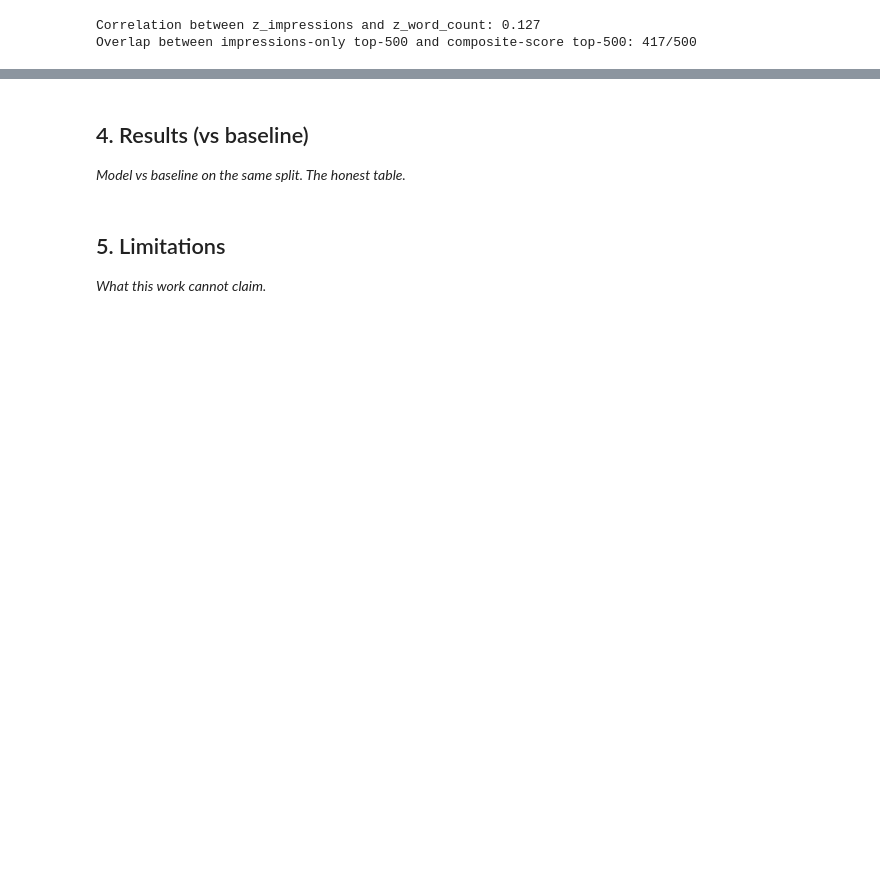
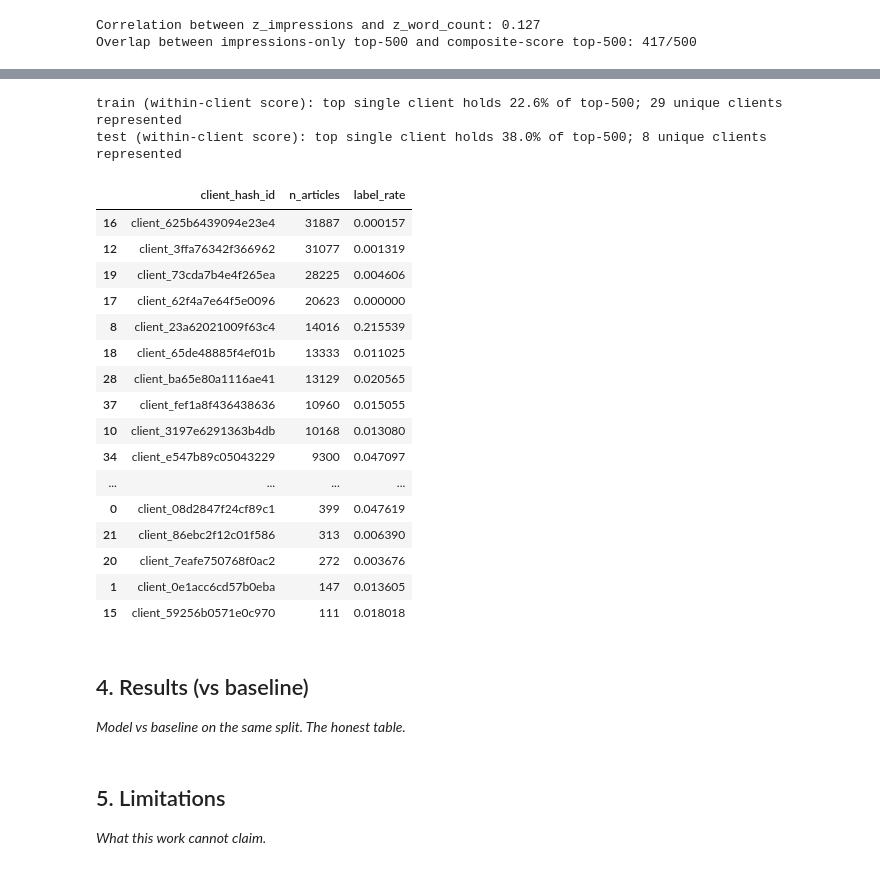
Before and after one commit to whozahm3d/flyrank-ml-internship, a Jupyter notebook: work/notebooks/capstone.ipynb, the cells around one changed output, grey strips where cells are left out. Drawn from its saved outputs; the diff is of its cells as text; code cells hidden in the pictures; blank space fills up the shorter version.

```diff
--- a/work/notebooks/capstone.ipynb
+++ b/work/notebooks/capstone.ipynb
@@ -509,0 +539,20 @@ Overlap between impressions-only top-500 and composite-score top-500: 417/500
+# %%
+# Within-client normalized score (ML-02 mitigation for client concentration)
+# z-score impressions and word_count WITHIN each client, not across the whole set —
+# so a client's own top articles rank highly regardless of that client's overall size/volume
+
+def zscore_within_client(df, col):
+    grouped = df.groupby("client_hash_id")[col]
+    mean = grouped.transform("mean")
+    std = grouped.transform("std")
+    return (df[col] - mean) / std
+
+features["z_impressions_within"] = zscore_within_client(features, "gsc_impressions_sum")
+features["z_word_count_within"] = zscore_within_client(features, "word_count")
+
+features["ai_opportunity_score_within_client"] = features[
+    ["z_impressions_within", "z_word_count_within"]
+].mean(axis=1, skipna=True)
+
+features[["content_hash_id", "client_hash_id", "ai_opportunity_score",
+          "ai_opportunity_score_within_client"]].head()
@@ -510,3 +566,41 @@ Overlap between impressions-only top-500 and composite-score top-500: 417/500
+# %%
+# Re-check concentration using the within-client score instead of the raw composite
+for split_name in ["train", "test"]:
+    split_df = features[features.split == split_name]
+    top_k = split_df.sort_values("ai_opportunity_score_within_client", ascending=False).head(500)
+    top_client_share = top_k["client_hash_id"].value_counts(normalize=True).iloc[0]
+    n_unique_clients = top_k["client_hash_id"].nunique()
+    print(f"{split_name} (within-client score): top single client holds "
+          f"{top_client_share*100:.1f}% of top-500; {n_unique_clients} unique clients represented")
+# %% [output]
+train (within-client score): top single client holds 22.6% of top-500; 29 unique clients represented
+test (within-client score): top single client holds 38.0% of top-500; 8 unique clients represented
+# %%
+# Client-level diagnostics — needed before fixing the split itself
+client_stats = features.groupby("client_hash_id").agg(
+    n_articles=("content_hash_id", "count"),
+    label_rate=("label_ai", "mean")
+).reset_index().sort_values("n_articles", ascending=False)
+
+client_stats
+# %% [output]
+|  | client_hash_id | n_articles | label_rate |
+| 16 | client_625b6439094e23e4 | 31887 | 0.000157 |
+| 12 | client_3ffa76342f366962 | 31077 | 0.001319 |
+| 19 | client_73cda7b4e4f265ea | 28225 | 0.004606 |
+| 17 | client_62f4a7e64f5e0096 | 20623 | 0.000000 |
+| 8 | client_23a62021009f63c4 | 14016 | 0.215539 |
+| 18 | client_65de48885f4ef01b | 13333 | 0.011025 |
+| 28 | client_ba65e80a1116ae41 | 13129 | 0.020565 |
+| 37 | client_fef1a8f436438636 | 10960 | 0.015055 |
+| 10 | client_3197e6291363b4db | 10168 | 0.013080 |
+| 34 | client_e547b89c05043229 | 9300 | 0.047097 |
+| ... | ... | ... | ... |
+| 0 | client_08d2847f24cf89c1 | 399 | 0.047619 |
+| 21 | client_86ebc2f12c01f586 | 313 | 0.006390 |
+| 20 | client_7eafe750768f0ac2 | 272 | 0.003676 |
+| 1 | client_0e1acc6cd57b0eba | 147 | 0.013605 |
+| 15 | client_59256b0571e0c970 | 111 | 0.018018 |
 # %% [markdown]
 ## 4. Results (vs baseline)
 
```
Also changed, not shown: parts of 8 cells of this notebook.
